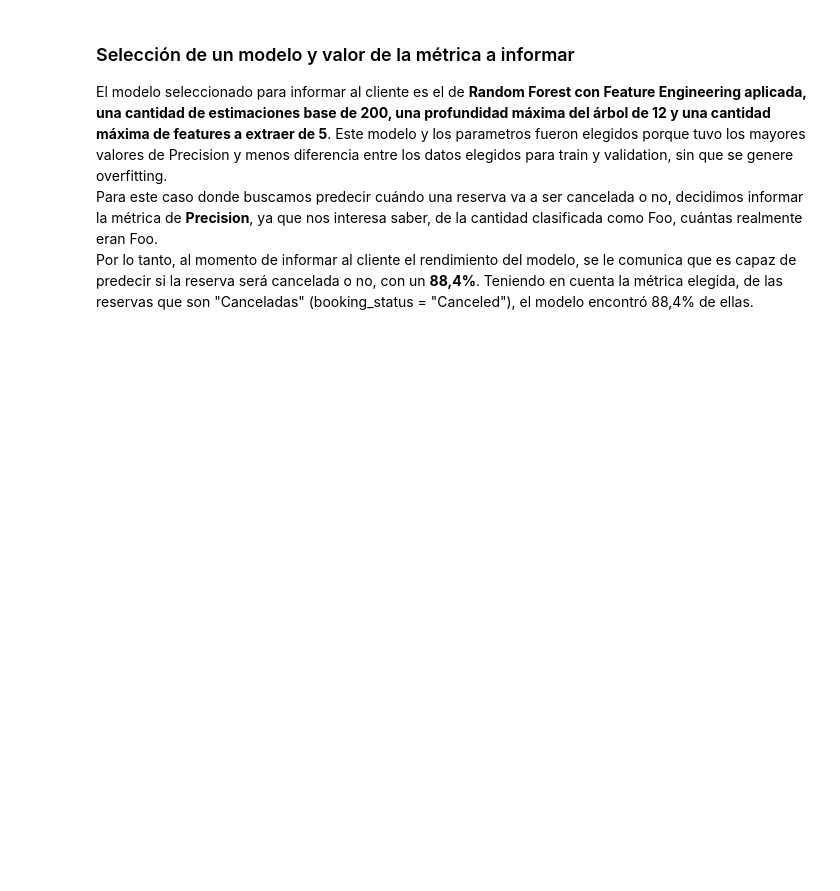
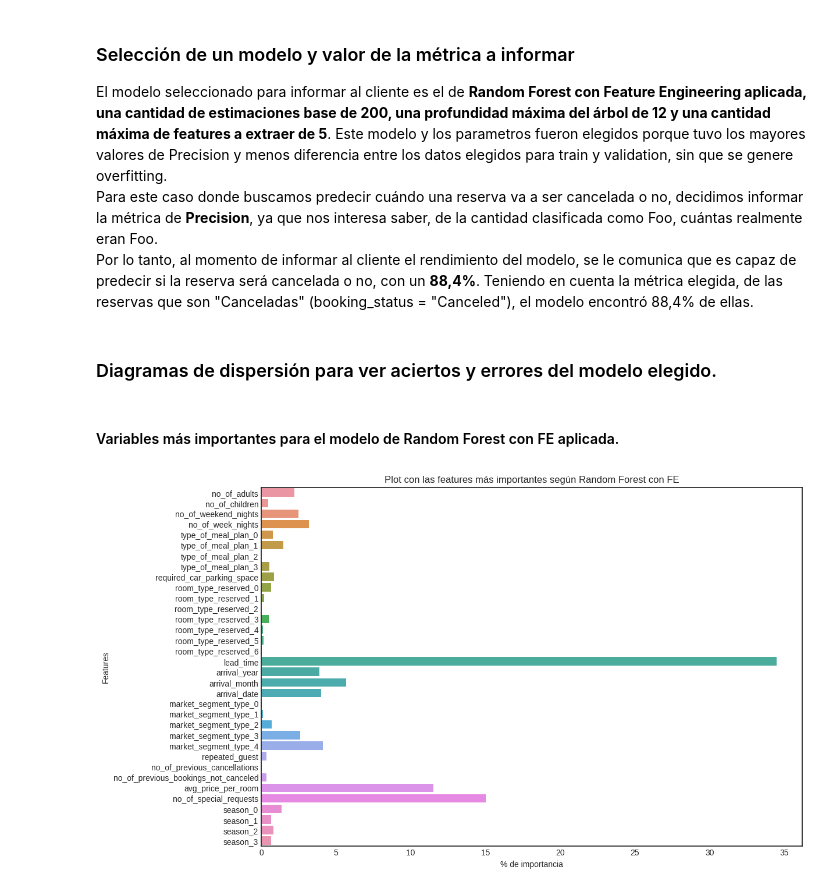
Before and after one commit to nachopalmieri/TP_ML_Aiasa_Fassanelli_Palmieri, a Jupyter notebook: tp2_experimentation.ipynb, the cells around one changed output. Drawn from its saved outputs; the diff is of its cells as text; code cells hidden in the pictures; blank space fills up the shorter version.

```diff
--- a/tp2_experimentation.ipynb
+++ b/tp2_experimentation.ipynb
@@ -1026,3 +1026,19 @@ El modelo seleccionado para informar al cliente es el de **Random Forest con Fea
 Para este caso donde buscamos predecir cuándo una reserva va a ser cancelada o no, decidimos informar la métrica de **Precision**, ya que nos interesa saber, de la cantidad clasificada como Foo, cuántas realmente eran Foo.
 <br>
 Por lo tanto, al momento de informar al cliente el rendimiento del modelo, se le comunica que es capaz de predecir si la reserva será cancelada o no, con un **88,4%**. Teniendo en cuenta la métrica elegida, de las reservas que son "Canceladas" (booking_status = "Canceled"), el modelo encontró 88,4% de ellas.
+# %% [markdown]
+### Diagramas de dispersión para ver aciertos y errores del modelo elegido.
+# %% [markdown]
+#### Variables más importantes para el modelo de Random Forest con FE aplicada.
+# %%
+importance_scores = rf_model_fe.named_steps['classifier'].feature_importances_
+feature_names = rf_model_fe.named_steps['mapper'].transformed_names_
+
+plt.figure(figsize=(12, 8))
+sns.barplot(x=importance_percentages, y=feature_names)
+plt.title('Plot con las features más importantes según Random Forest con FE')
+plt.xlabel('% de importancia')
+plt.ylabel('Features')
+plt.show()
+# %% [output]
+[figure, added]
```
Also changed, not shown: parts of 4 cells of this notebook.
